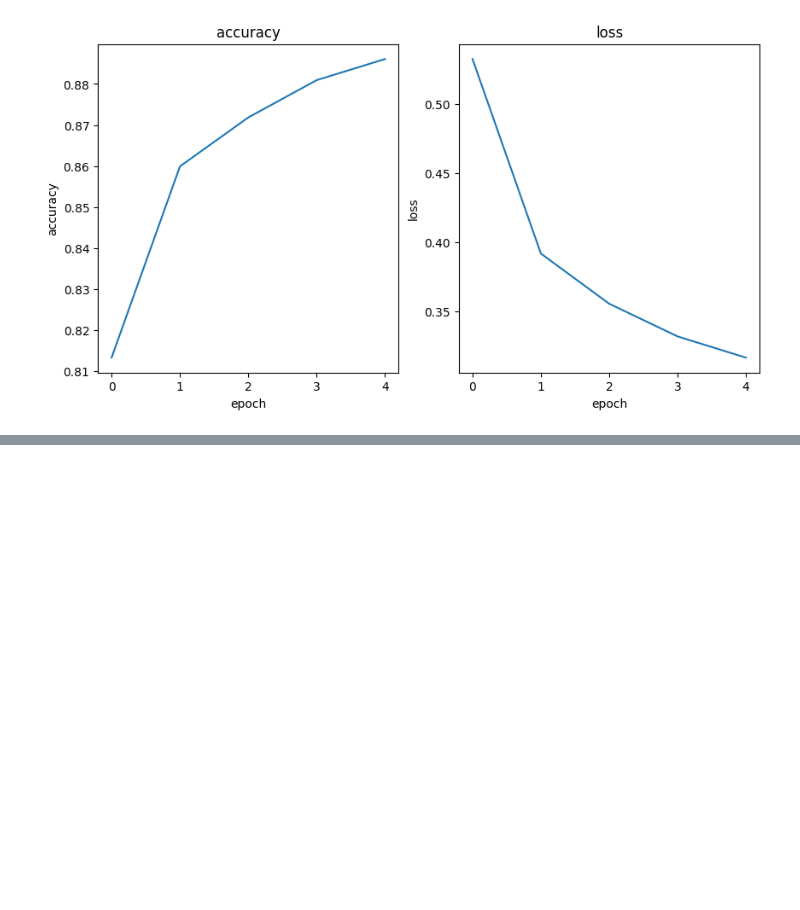
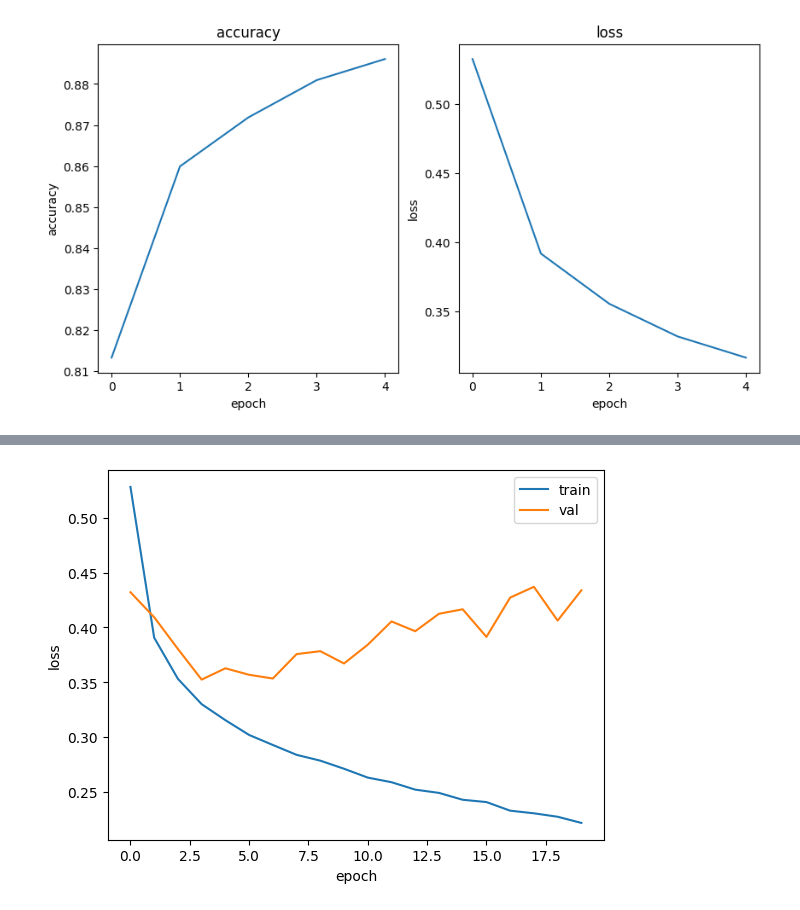
Before and after one commit to yonggyo1125/ai_class_source, a Jupyter notebook: 09 핀테크 머신러닝과 딥러닝 이해/source/day10/ex01.ipynb, the cells around one changed output, grey strips where cells are left out. Drawn from its saved outputs; the diff is of its cells as text; code cells hidden in the pictures; blank space fills up the shorter version.

```diff
--- a/09 핀테크 머신러닝과 딥러닝 이해/source/day10/ex01.ipynb
+++ b/09 핀테크 머신러닝과 딥러닝 이해/source/day10/ex01.ipynb
@@ -92,4 +92,4 @@ plt.show()
 # 검증 손실
 model = model_fn()
 model.compile(loss='sparse_categorical_crossentropy', metrics=['accuracy'])
-hist = model.fit(train_scaled, train_target, epochs=5, validation_data=(val_scaled, val_target))
+hist = model.fit(train_scaled, train_target, epochs=20, validation_data=(val_scaled, val_target))
@@ -95,0 +137,9 @@ hist = model.fit(train_scaled, train_target, epochs=5, validation_data=(val_scal
+# %%
+plt.plot(hist.history['loss'], label='train') # 훈련세트의 loss값
+plt.plot(hist.history['val_loss'], label='val') # 검증세트의 loss값
+plt.xlabel('epoch')
+plt.ylabel('loss')
+plt.legend()
+plt.show()
+# %% [output]
+[figure, added]
```
Also changed, not shown: parts of 7 cells of this notebook.
